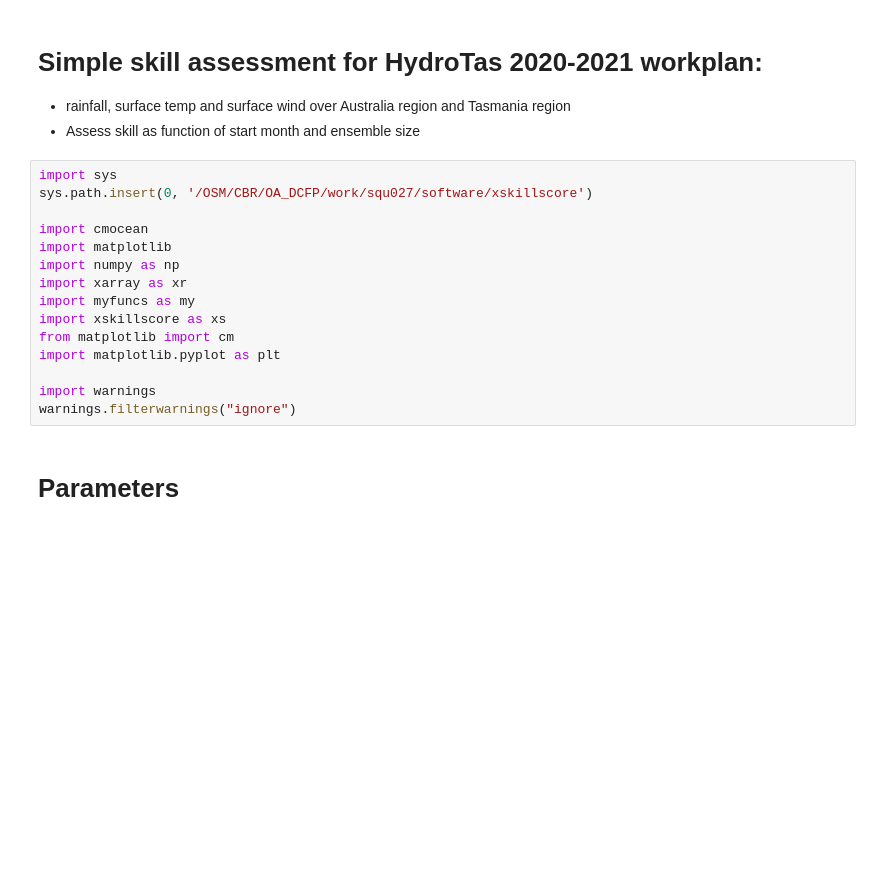
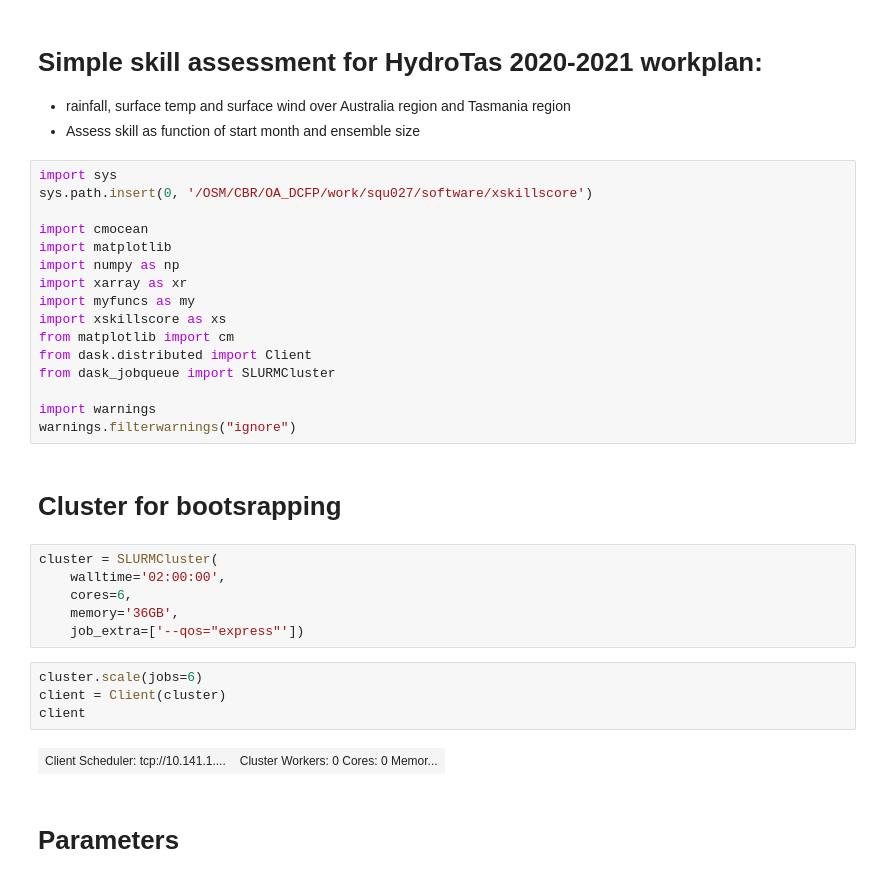
Before and after one commit to dougiesquire/hydro_tasmania, a Jupyter notebook: 2020/1.0_assess_skill.ipynb, the cells around one changed output. Drawn from its saved outputs; the diff is of its cells as text; blank space fills up the shorter version.

```diff
--- a/2020/1.0_assess_skill.ipynb
+++ b/2020/1.0_assess_skill.ipynb
@@ -13,10 +13,25 @@ import xarray as xr
 import myfuncs as my
 import xskillscore as xs
 from matplotlib import cm
-import matplotlib.pyplot as plt
+from dask.distributed import Client
+from dask_jobqueue import SLURMCluster
 
 import warnings
 warnings.filterwarnings("ignore")
+# %% [markdown]
+# Cluster for bootsrapping
+# %%
+cluster = SLURMCluster(
+    walltime='02:00:00',
+    cores=6,
+    memory='36GB',
+    job_extra=['--qos="express"'])
+# %%
+cluster.scale(jobs=6)
+client = Client(cluster)
+client
+# %% [output]
+| Client Scheduler: tcp://10.141.1.... | Cluster Workers: 0 Cores: 0 Memor... |
 # %% [markdown]
 # Parameters
 # %%
```
Also changed, not shown: parts of 21 cells of this notebook, 2 other files.
